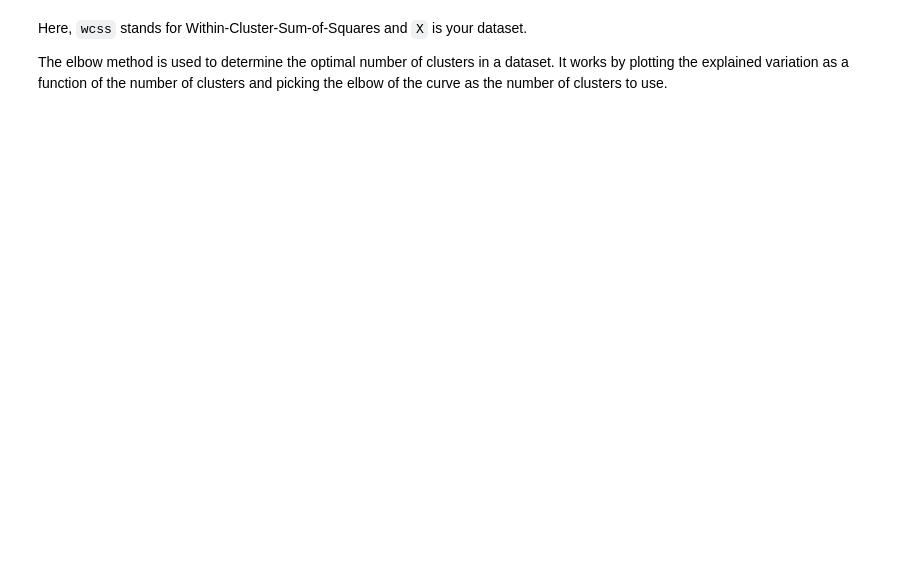
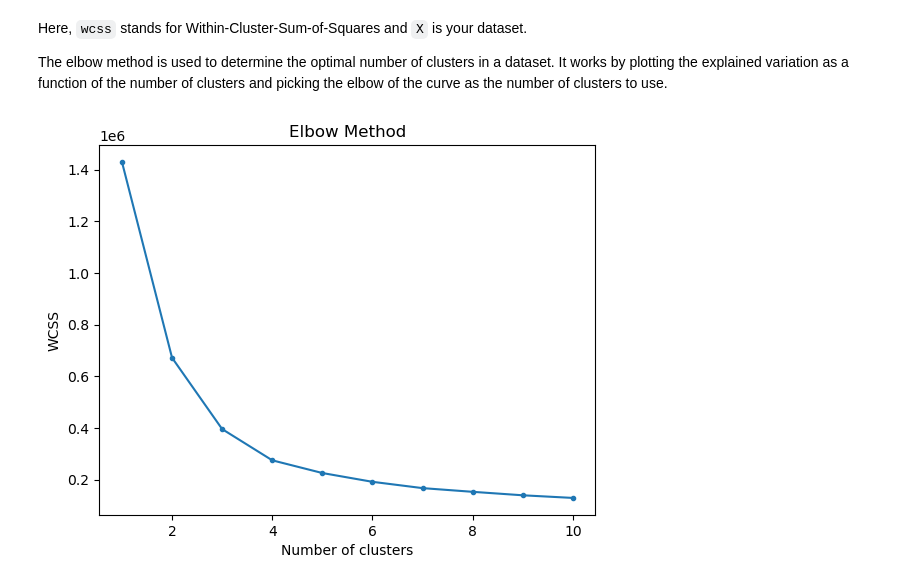
Before and after one commit to karthikmswamy/PandasNumPyScikit_MasterClass, a Jupyter notebook: ChapterTwo/CustomerSegmentation.ipynb, the cells around one changed output. Saved outputs shown, nothing was run; the diff lists cells and outputs as text; code cells hidden in the pictures; blank space fills up the shorter version.

```diff
--- a/ChapterTwo/CustomerSegmentation.ipynb
+++ b/ChapterTwo/CustomerSegmentation.ipynb
@@ -190,15 +226,17 @@ The elbow method is used to determine the optimal number of clusters in a datase
 # %%
 wcss = []
 for i in range(1, 11):
     kmeans = KMeans(n_clusters=i, init='k-means++', random_state=42, n_init=5)
     kmeans.fit(X)
     wcss.append(kmeans.inertia_)
 
-plt.plot(range(1, 11), wcss)
+plt.plot(range(1, 11), wcss, marker='.')
 plt.title('Elbow Method')
 plt.xlabel('Number of clusters')
 plt.ylabel('WCSS')
 plt.show()
+# %% [output]
+[figure, added]
 # %%
 num_clusters = 4
 k_means = KMeans(init = "k-means++", n_clusters = num_clusters, n_init = 15)
```
Also changed, not shown: parts of 17 cells of this notebook.
